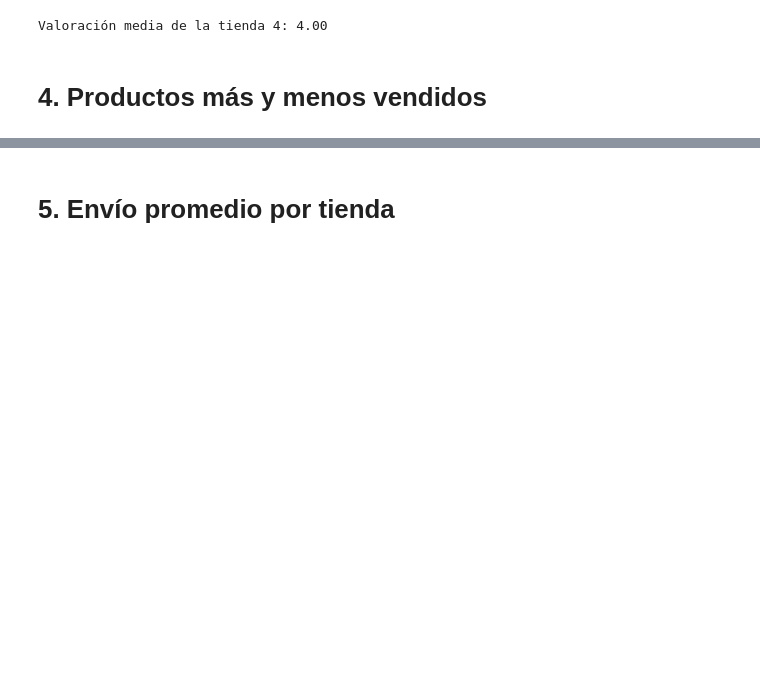
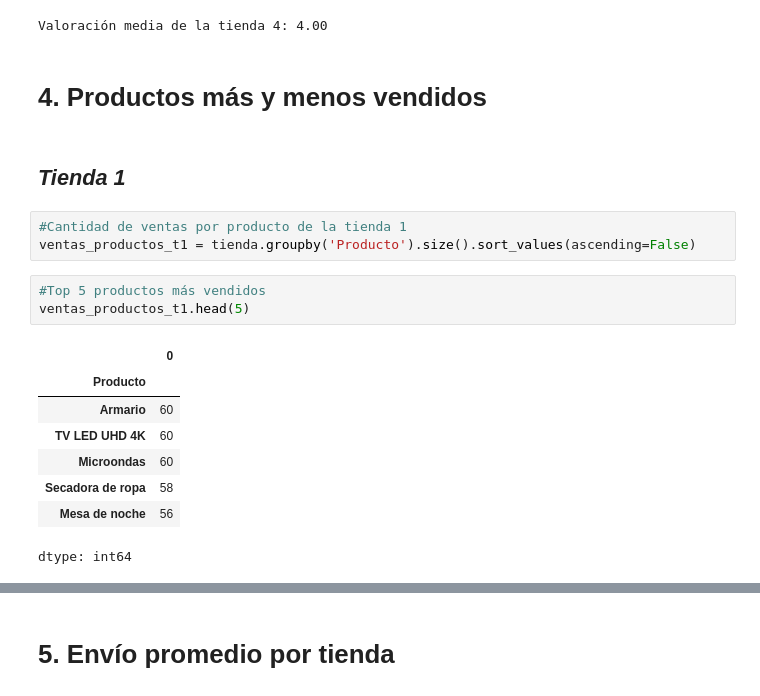
Before and after one commit to MiguelVR9/challenge-python-DS-alura, a Jupyter notebook: AluraStoreLatam.ipynb, the cells around one changed output, grey strips where cells are left out. Drawn from its saved outputs; the diff is of its cells as text; blank space fills up the shorter version.

```diff
--- a/AluraStoreLatam.ipynb
+++ b/AluraStoreLatam.ipynb
@@ -208,3 +208,20 @@ print(f"Valoración media de la tienda 4: {valoracion_t4:.2f}")
 Valoración media de la tienda 4: 4.00
 # %% [markdown]
 # 4. Productos más y menos vendidos
+# %% [markdown]
+## *Tienda 1*
+# %%
+#Cantidad de ventas por producto de la tienda 1
+ventas_productos_t1 = tienda.groupby('Producto').size().sort_values(ascending=False)
+# %%
+#Top 5 productos más vendidos
+ventas_productos_t1.head(5)
+# %% [output]
+|  | 0 |
+| Producto |  |
+| Armario | 60 |
+| TV LED UHD 4K | 60 |
+| Microondas | 60 |
+| Secadora de ropa | 58 |
+| Mesa de noche | 56 |
+dtype: int64
```
Also changed, not shown: parts of 13 cells of this notebook.
